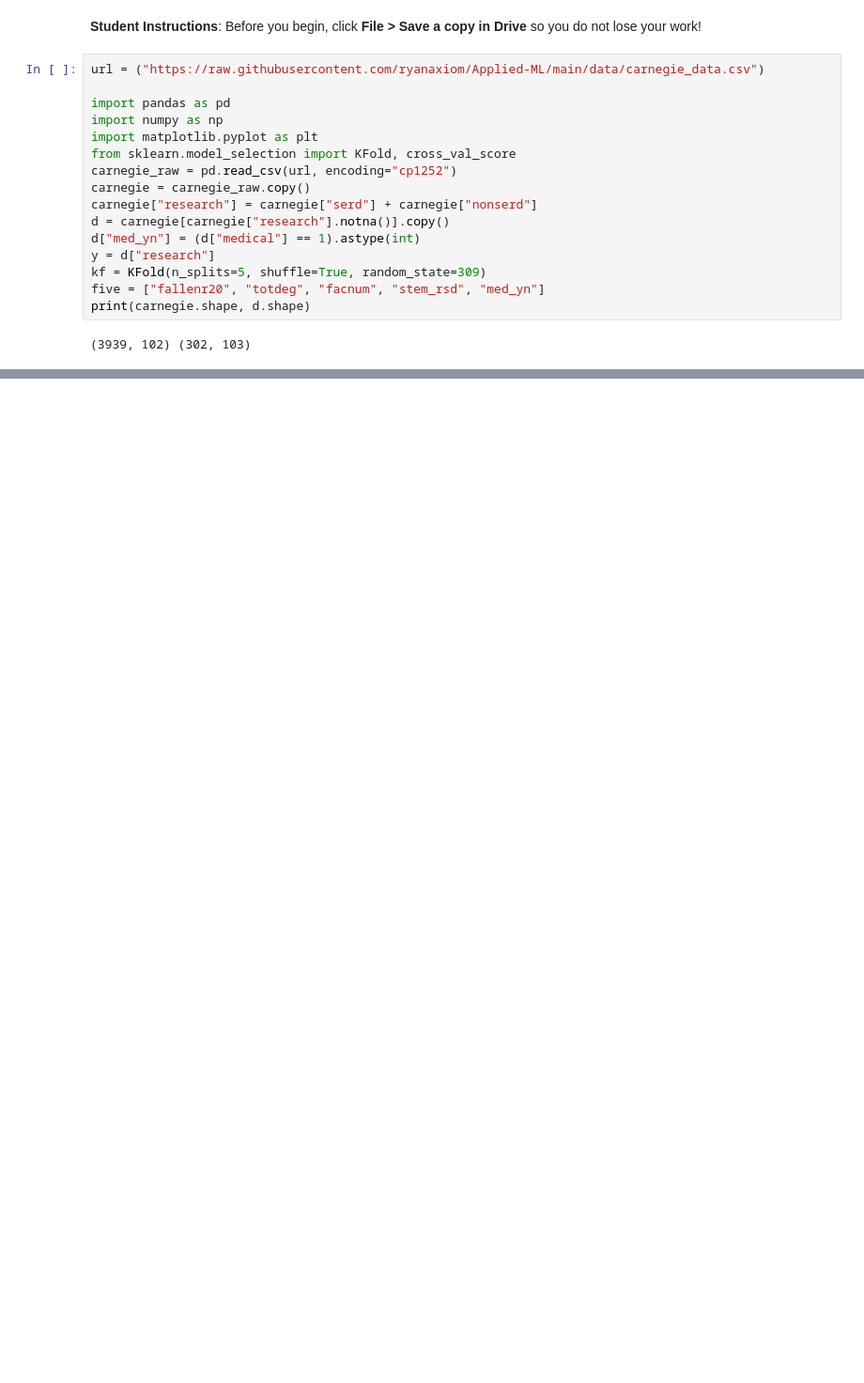
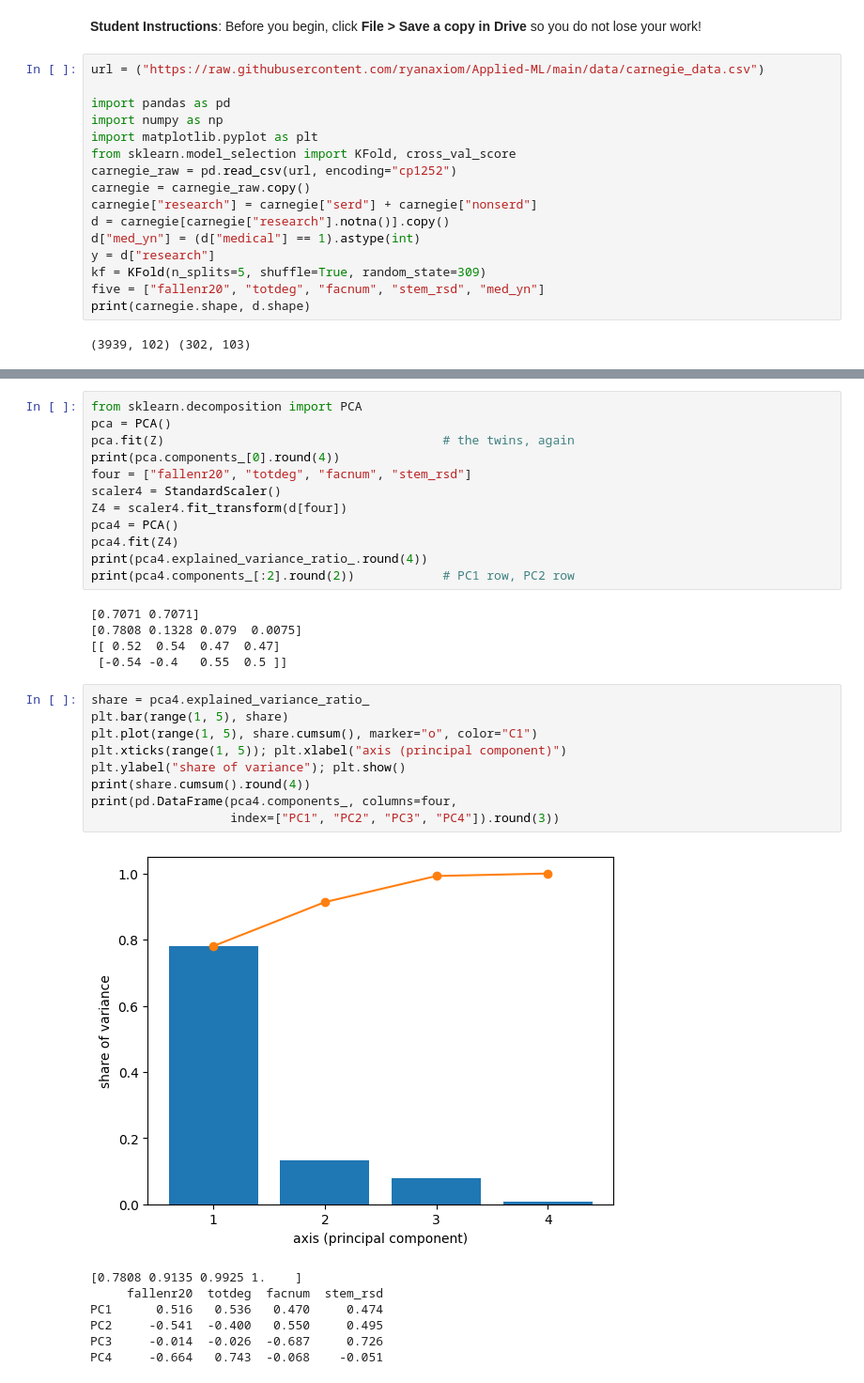
Before and after one commit to ryanaxiom/Applied-ML, a Jupyter notebook: code/Day24_Carnegie_PCA.ipynb, the cells around one changed output, grey strips where cells are left out. Shown at 94% size. Drawn from its saved outputs; the diff is of its cells as text; blank space fills up the shorter version.

```diff
--- a/code/Day24_Carnegie_PCA.ipynb
+++ b/code/Day24_Carnegie_PCA.ipynb
@@ -104,0 +175,34 @@ print(round(auc.mean(), 4), round(-ll.mean(), 4))
+# %%
+from sklearn.decomposition import PCA
+pca = PCA()
+pca.fit(Z)                                      # the twins, again
+print(pca.components_[0].round(4))
+four = ["fallenr20", "totdeg", "facnum", "stem_rsd"]
+scaler4 = StandardScaler()
+Z4 = scaler4.fit_transform(d[four])
+pca4 = PCA()
+pca4.fit(Z4)
+print(pca4.explained_variance_ratio_.round(4))
+print(pca4.components_[:2].round(2))            # PC1 row, PC2 row
+# %% [output]
+[0.7071 0.7071]
+[0.7808 0.1328 0.079  0.0075]
+[[ 0.52  0.54  0.47  0.47]
+ [-0.54 -0.4   0.55  0.5 ]]
+# %%
+share = pca4.explained_variance_ratio_
+plt.bar(range(1, 5), share)
+plt.plot(range(1, 5), share.cumsum(), marker="o", color="C1")
+plt.xticks(range(1, 5)); plt.xlabel("axis (principal component)")
+plt.ylabel("share of variance"); plt.show()
+print(share.cumsum().round(4))
+print(pd.DataFrame(pca4.components_, columns=four,
+                   index=["PC1", "PC2", "PC3", "PC4"]).round(3))
+# %% [output]
+[figure, added]
+[0.7808 0.9135 0.9925 1.    ]
+     fallenr20  totdeg  facnum  stem_rsd
+PC1      0.516   0.536   0.470     0.474
+PC2     -0.541  -0.400   0.550     0.495
+PC3     -0.014  -0.026  -0.687     0.726
+PC4     -0.664   0.743  -0.068    -0.051
```
Also changed, not shown: parts of 13 cells of this notebook.
